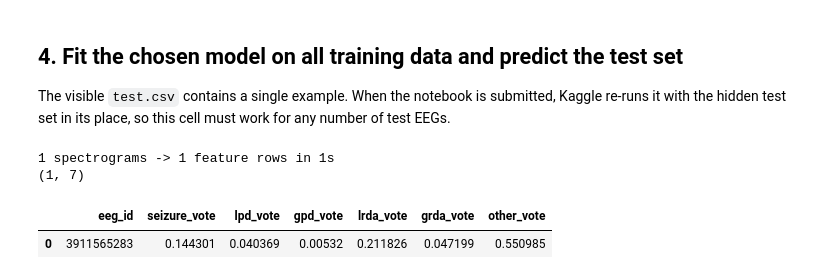
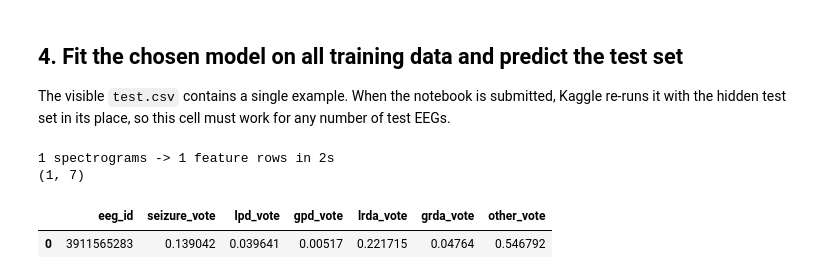
Before and after one commit to Charlottefobe/time_series_challenge, a Jupyter notebook: hms-classification-charlotte-fobe.ipynb, the cells around one changed output. Drawn from its saved outputs; the diff is of its cells as text; code cells hidden in the pictures.

```diff
--- a/hms-classification-charlotte-fobe.ipynb
+++ b/hms-classification-charlotte-fobe.ipynb
@@ -251,6 +251,13 @@ MODELS = {
         objective="multi:softprob",
          random_state=SEED
         )
+    "lgbm": lambda: LGBMClassifier(
+        n_estimators=1000,
+        learning_rate=0.01,
+        num_leaves=31,
+        subsample=0.8,
+        colsample_bytree=0.8,
+        random_state=SEED)
 }
 
 
@@ -260,7 +267,7 @@ def fit(name, X, Y):
     m = MODELS[name]()
     if name == "logreg":   # in a Pipeline the weight must be routed to the final step
         m.fit(Xe, ye, logisticregression__sample_weight=we)
-    elif name == "xgb":
+    elif name in ["xgb", "lgbm"]:
         m.fit(Xe, ye, sample_weight=we)
     else:
         m.fit(Xe, ye, sample_weight=we)
@@ -307,21 +314,24 @@ model for submission: xgb
 The visible `test.csv` contains a single example. When the notebook is submitted, Kaggle re-runs it
 with the hidden test set in its place, so this cell must work for any number of test EEGs.
 # %%
-final = fit(BEST, X, Y)
+final_hgb = fit("hgb", X, Y)
+final_xgb = fit("xgb", X, Y)
 
 test = pd.read_csv(f"{DATA}/test.csv")
 T_df = build_features(test, f"{DATA}/test_spectrograms", is_test=True)
 T_df = test[["eeg_id"]].merge(T_df, on="eeg_id", how="left")   # keep the order of test.csv
 XT = np.nan_to_num(T_df[FEATS].to_numpy(dtype=np.float32), nan=0.0, posinf=0.0, neginf=0.0)
 
 # Submission format: eeg_id plus one predicted probability per class (each row sums to 1).
 sub = pd.DataFrame({"eeg_id": T_df["eeg_id"]})
-sub[CLASSES] = final.predict_proba(XT)
+hgb_pred = final_hgb.predict_proba(XT)
+xgb_pred = final_xgb.predict_proba(XT)
+sub[CLASSES] = 0.10 * hgb_pred + 0.90 * xgb_pred
 sub.to_csv("submission.csv", index=False)
 print(sub.shape)
 sub.head()
 # %% [output]
-1 spectrograms -> 1 feature rows in 1s
+1 spectrograms -> 1 feature rows in 2s
 (1, 7)
 |  | eeg_id | seizure_vote | lpd_vote | gpd_vote | lrda_vote | grda_vote | other_vote |
-| 0 | 3911565283 | 0.144301 | 0.040369 | 0.00532 | 0.211826 | 0.047199 | 0.550985 |
+| 0 | 3911565283 | 0.139042 | 0.039641 | 0.00517 | 0.221715 | 0.04764 | 0.546792 |
```
Also changed, not shown: parts of 1 cell of this notebook.
